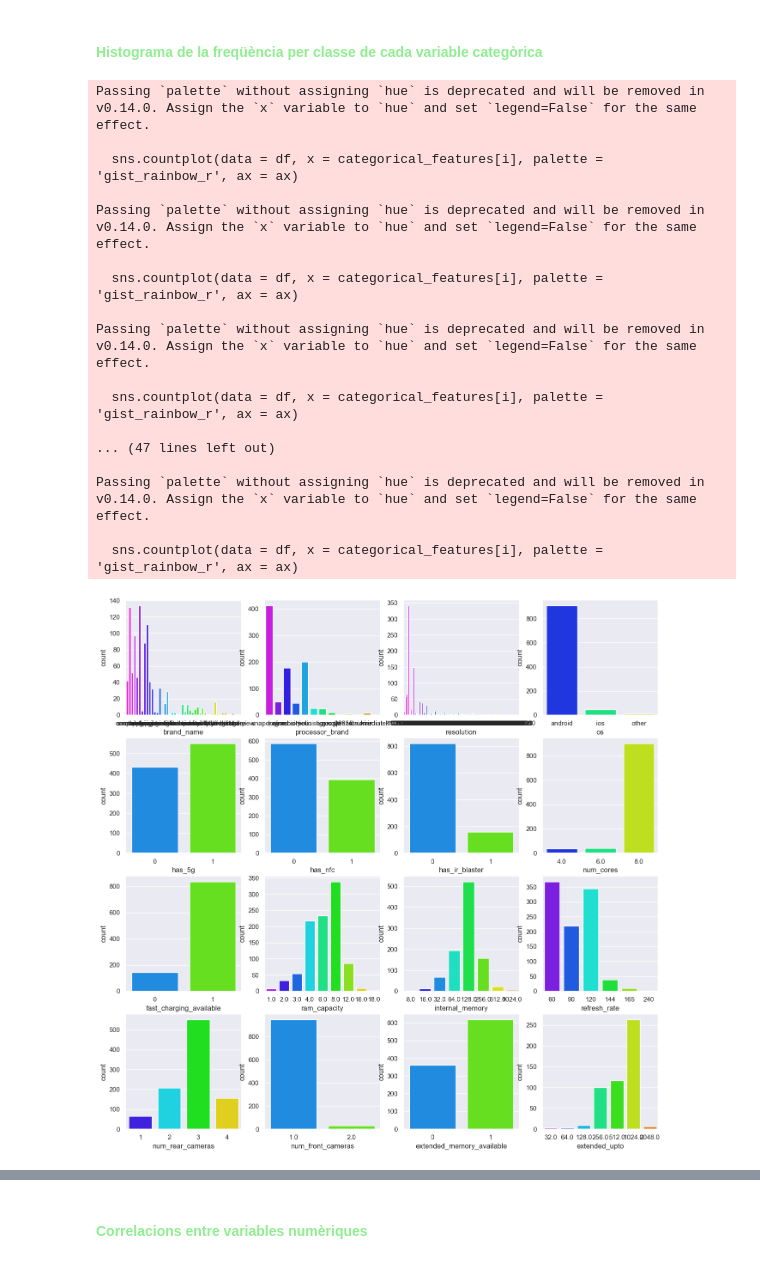
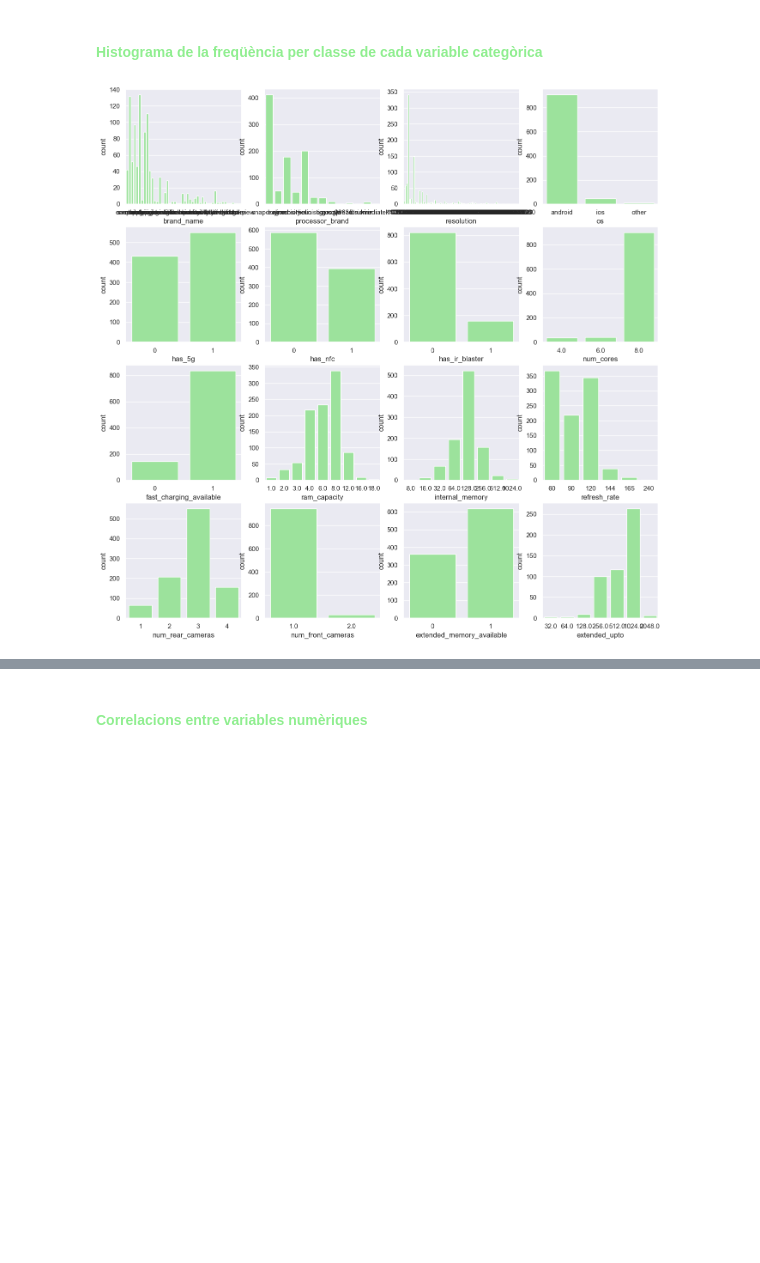
Before and after one commit to paupratAI/Multilayer_Perceptron, a Jupyter notebook: main.ipynb, the cells around one changed output, grey strips where cells are left out. Drawn from its saved outputs; the diff is of its cells as text; code cells hidden in the pictures; blank space fills up the shorter version.

```diff
--- a/main.ipynb
+++ b/main.ipynb
@@ -164,5 +157,5 @@ for i, ax in enumerate(axes):
     if i == 7:
         break
     else:
-        sns.histplot(df[numerical_features[i]], bins = 30, color = 'lightgreen', edgecolor = 'white', kde = True, ax = ax)
+        sns.histplot(df[numerical_features[i]], bins = 30, color = 'blue', edgecolor = 'white', kde = True, ax = ax)
 # %% [output]
@@ -170,5 +163,5 @@ for i, ax in enumerate(axes):
 # %%
-'''for feature in numerical_features:
+for feature in numerical_features:
     mean = df[feature].mean()
     fig, ax = plt.subplots()
     sns.histplot(df[feature], kde=False, ax=ax, edgecolor="black")
@@ -177,5 +170,5 @@ for i, ax in enumerate(axes):
     ax.set_xlabel(feature, size=10)
     ax.set_ylabel("Freqüència", size=10)
     plt.tight_layout()
-    #plt.savefig(f'./plots/distribution_num/{feature}_distribution.png')'''
+    #plt.savefig(f'./plots/distribution_num/{feature}_distribution.png')
 # %% [output]
@@ -185,26 +184,9 @@ for i, ax in enumerate(axes):
 # %%
 fig, axes = plt.subplots(4, 4, figsize = (16, 16))
 axes = axes.flatten()
 
 for i, ax in enumerate(axes):
-    sns.countplot(data = df, x = categorical_features[i], palette = 'gist_rainbow_r', ax = ax)
+    sns.countplot(data = df, x = categorical_features[i], color = 'lightgreen', ax = ax)
 # %% [output]
-Passing `palette` without assigning `hue` is deprecated and will be removed in v0.14.0. Assign the `x` variable to `hue` and set `legend=False` for the same effect.
-
-  sns.countplot(data = df, x = categorical_features[i], palette = 'gist_rainbow_r', ax = ax)
-
-Passing `palette` without assigning `hue` is deprecated and will be removed in v0.14.0. Assign the `x` variable to `hue` and set `legend=False` for the same effect.
-
-  sns.countplot(data = df, x = categorical_features[i], palette = 'gist_rainbow_r', ax = ax)
-
-Passing `palette` without assigning `hue` is deprecated and will be removed in v0.14.0. Assign the `x` variable to `hue` and set `legend=False` for the same effect.
-
-  sns.countplot(data = df, x = categorical_features[i], palette = 'gist_rainbow_r', ax = ax)
-
-... (47 lines left out)
-
-Passing `palette` without assigning `hue` is deprecated and will be removed in v0.14.0. Assign the `x` variable to `hue` and set `legend=False` for the same effect.
-
-  sns.countplot(data = df, x = categorical_features[i], palette = 'gist_rainbow_r', ax = ax)
-[figure, old version]
+[figure, new version]
 # %%
```
Also changed, not shown: parts of 28 cells of this notebook.
